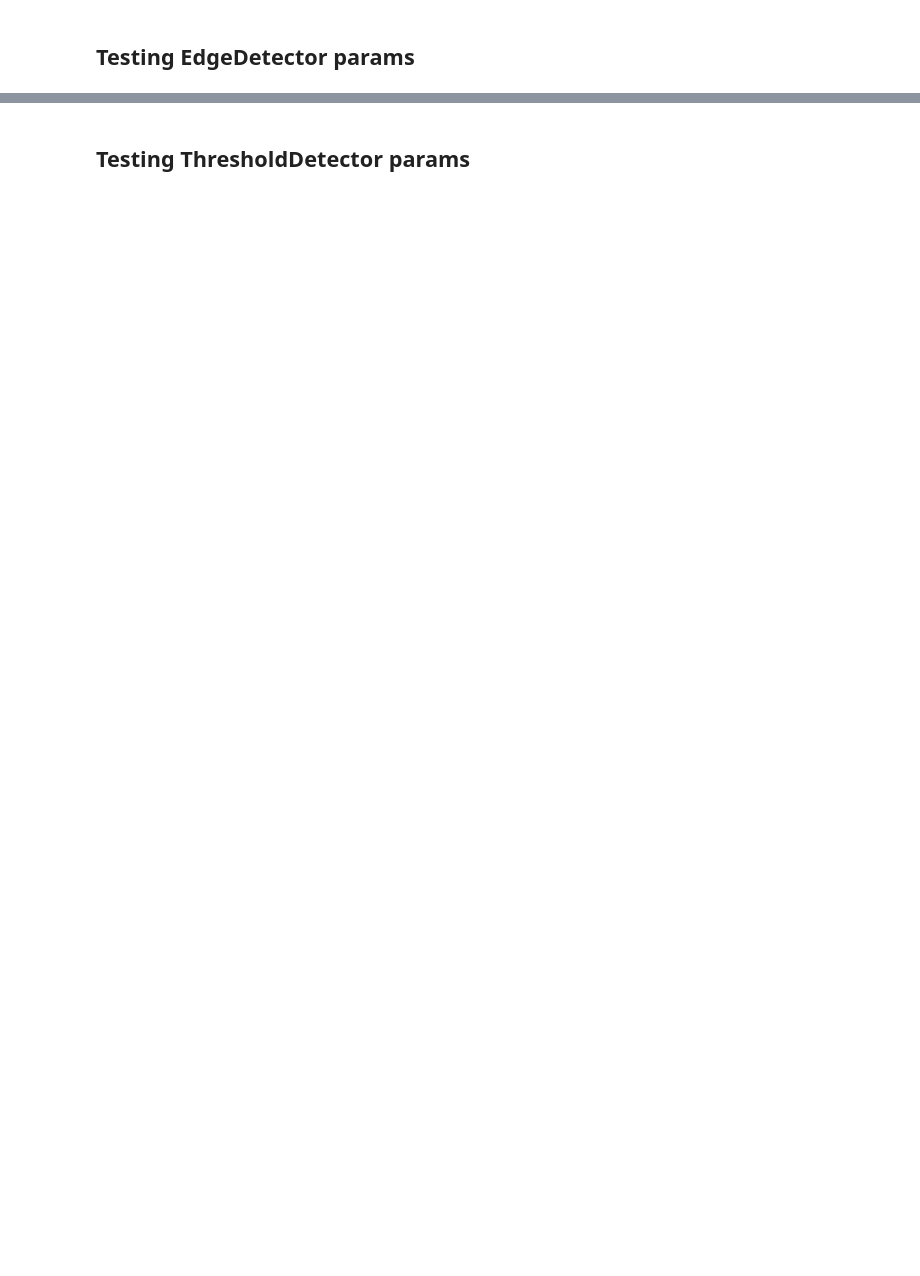
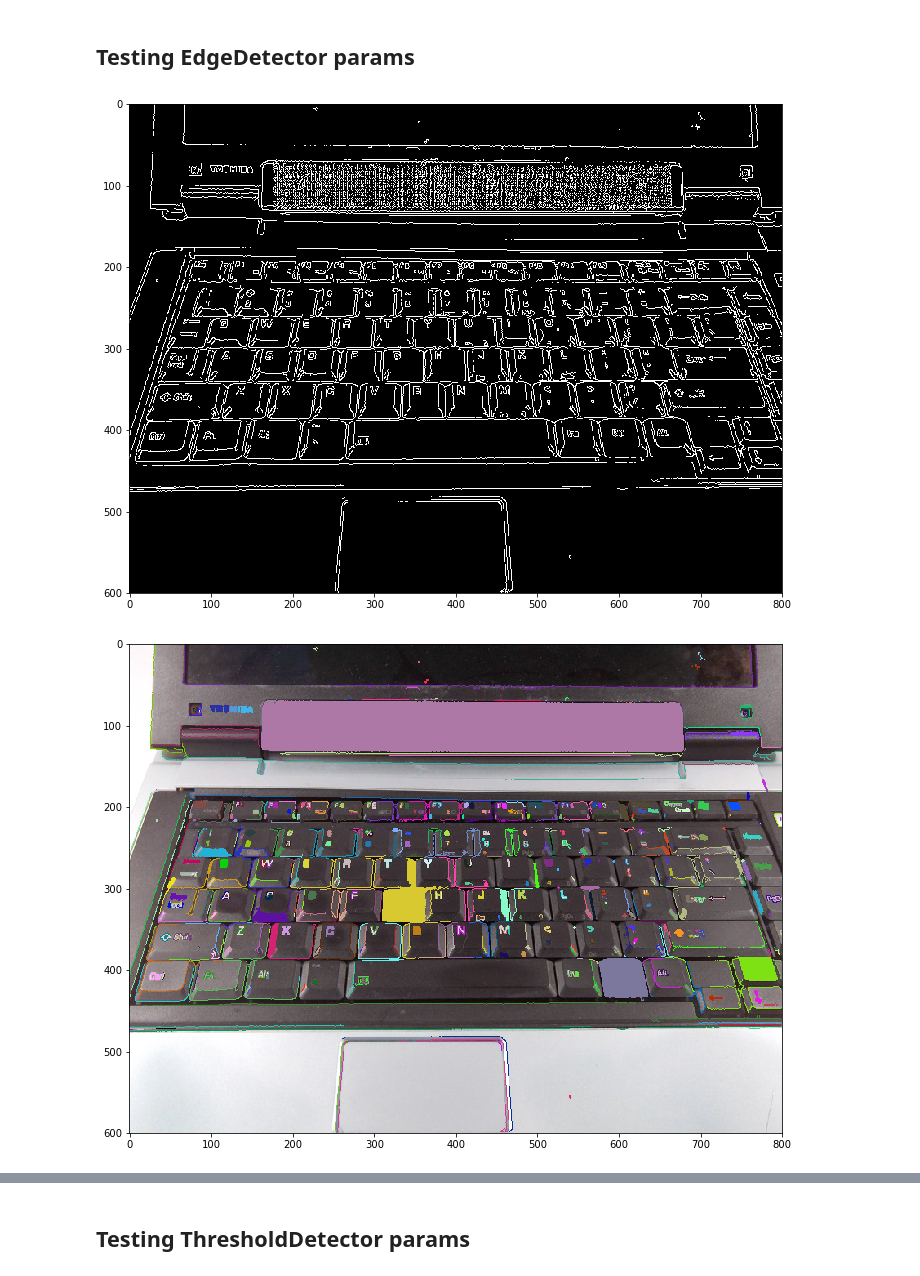
Before and after one commit to Dawidsoni/keyboard-detection, a Jupyter notebook: research/letter_extraction.ipynb, the cells around one changed output, grey strips where cells are left out. Drawn from its saved outputs; the diff is of its cells as text; code cells hidden in the pictures; blank space fills up the shorter version.

```diff
--- a/research/letter_extraction.ipynb
+++ b/research/letter_extraction.ipynb
@@ -62,0 +55,7 @@ test_edge_detector_params()
+# %%
+edge_params = EdgeParams(min_edge_thres=50, max_edge_thres=230, retr_type=1L, retr_approx=2L, min_poly=3, max_area_scale=1)
+edge_detector = EdgeDetector(edge_params)
+edge_detector.plot_contours_image(KeyboardLayout("../keyboards/layouts/keyboard12.layout", '../').get_image())
+# %% [output]
+[figure, added]
+[figure, added]
```
Also changed, not shown: parts of 6 cells of this notebook, 30 other files.
